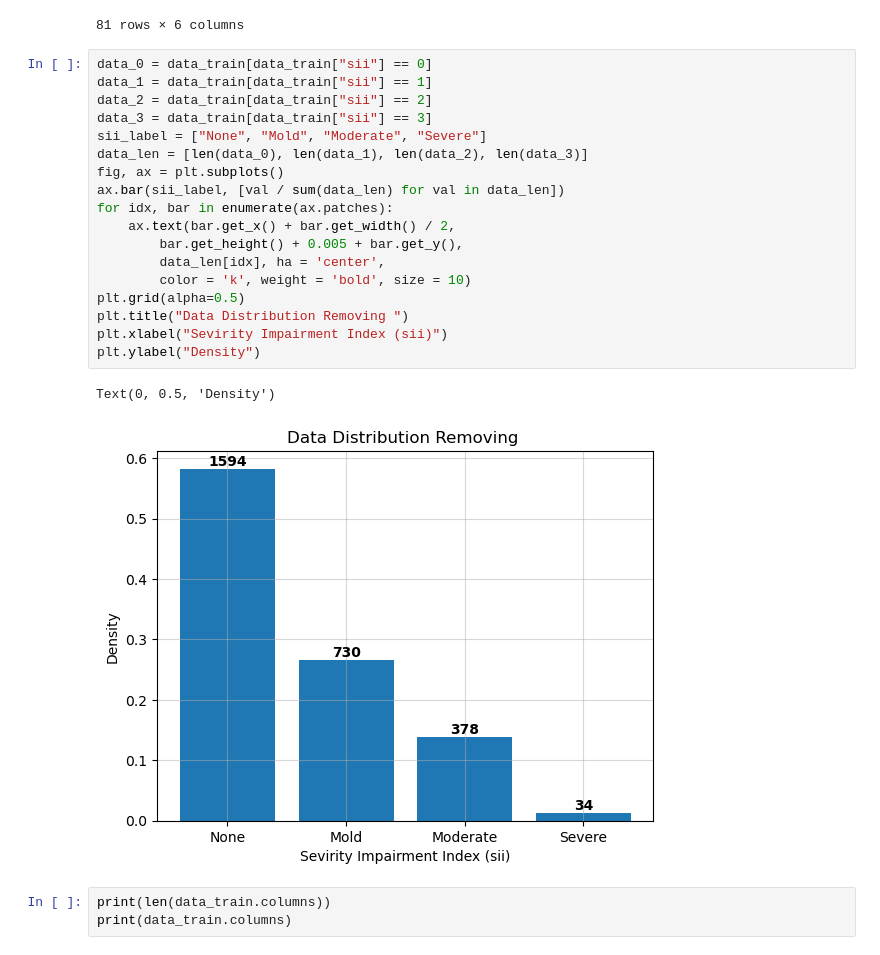
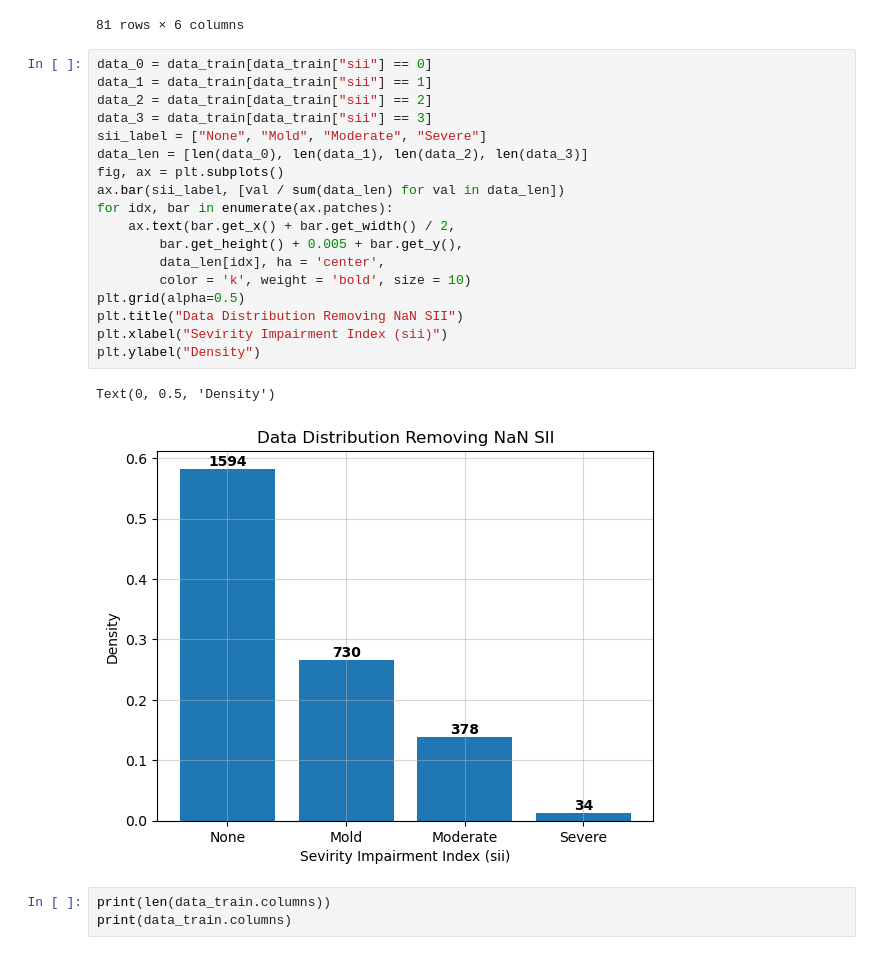
Before and after one commit to UCSDNaNaNa/Project_225A, a Jupyter notebook: visualization.ipynb, the cells around one changed output. Saved outputs shown, nothing was run; the diff lists cells and outputs as text.

Commit message:
Visualization: minor error modification

```diff
--- a/visualization.ipynb
+++ b/visualization.ipynb
@@ -51,24 +51,24 @@ display(data_dictionary)
 # %%
 data_0 = data_train[data_train["sii"] == 0]
 data_1 = data_train[data_train["sii"] == 1]
 data_2 = data_train[data_train["sii"] == 2]
 data_3 = data_train[data_train["sii"] == 3]
 sii_label = ["None", "Mold", "Moderate", "Severe"]
 data_len = [len(data_0), len(data_1), len(data_2), len(data_3)]
 fig, ax = plt.subplots()
 ax.bar(sii_label, [val / sum(data_len) for val in data_len])
 for idx, bar in enumerate(ax.patches):
     ax.text(bar.get_x() + bar.get_width() / 2,
         bar.get_height() + 0.005 + bar.get_y(),
         data_len[idx], ha = 'center',
         color = 'k', weight = 'bold', size = 10)
 plt.grid(alpha=0.5)
-plt.title("Data Distribution Removing ")
+plt.title("Data Distribution Removing NaN SII")
 plt.xlabel("Sevirity Impairment Index (sii)")
 plt.ylabel("Density")
 # %% [output]
 Text(0, 0.5, 'Density')
-[figure, old version]
+[figure, new version]
 # %%
 print(len(data_train.columns))
 print(data_train.columns)
```
Also changed, not shown: parts of 1 cell of this notebook.
